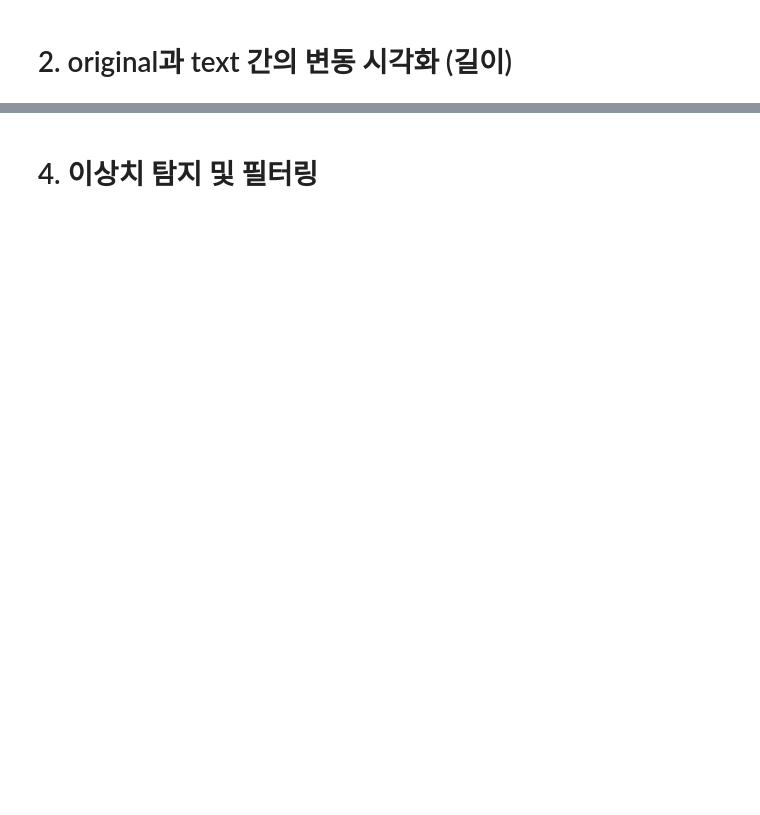
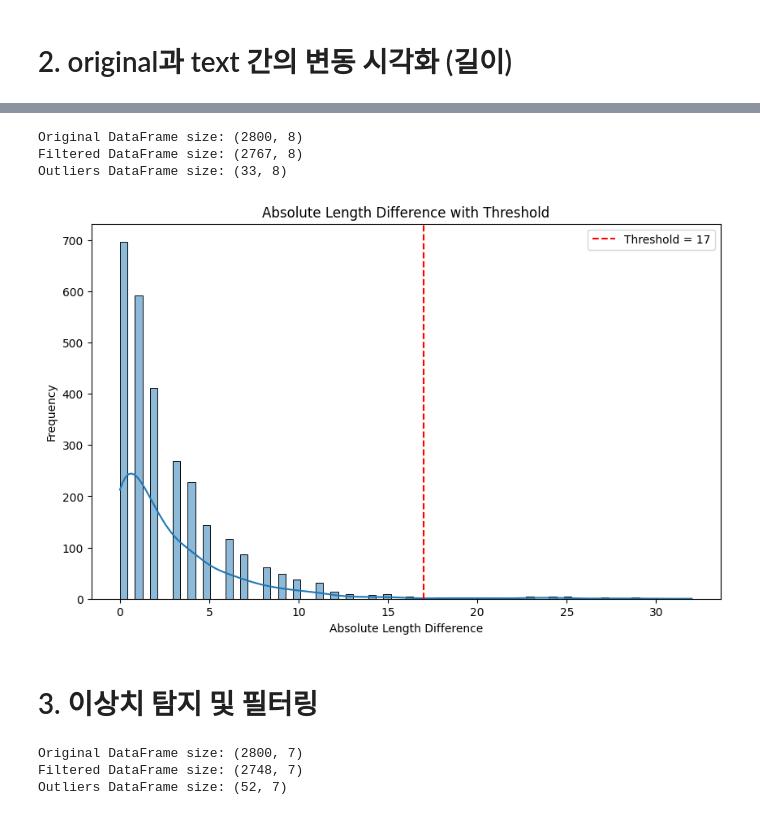
Before and after one commit to boostcampaitech7/level2-nlp-datacentric-nlp-01, a Jupyter notebook: src/EDA/default_viz_data.ipynb, the cells around one changed output, grey strips where cells are left out. Cells and saved outputs as stored; diff of their text form; code cells hidden in the pictures; blank space fills up the shorter version.

```diff
--- a/src/EDA/default_viz_data.ipynb
+++ b/src/EDA/default_viz_data.ipynb
@@ -58,0 +43,8 @@ plt.show()
+# %%
+import pandas as pd
+
+# 원본 데이터프레임의 text_length 열 복사
+original_text_length = cleaned_df['text_length']
+
+# 절대값 차이 계산
+cleaned_df['abs_length_diff'] = (cleaned_df['original_length'] - cleaned_df['text_length']).abs()
@@ -59,6 +60,52 @@ plt.show()
+# %%
+import pandas as pd
+import matplotlib.pyplot as plt
+import seaborn as sns
+
+# 원본 데이터프레임 사용 (cleaned_df가 이미 존재한다고 가정)
+
+# 절대값 차이 계산
+cleaned_df['abs_length_diff'] = (cleaned_df['original_length'] - cleaned_df['text_length']).abs()
+
+# 길이 차이가 20 이상인 경우를 이상치로 간주
+threshold = 17
+
+# 이상치 필터링
+filtered_df = cleaned_df[cleaned_df['abs_length_diff'] < threshold]
+
+# 이상치 데이터 추출
+outliers_df = cleaned_df[cleaned_df['abs_length_diff'] >= threshold]
+
+# 이상치 데이터를 CSV 파일로 저장
+outliers_df.to_csv("outliers.csv", index=False)
+
+# filtered 도 저장
+filtered_df.to_csv("filtered_data.csv", index = False)
+
+# 결과 출력
+print(f"Original DataFrame size: {cleaned_df.shape}")
+print(f"Filtered DataFrame size: {filtered_df.shape}")
+print(f"Outliers DataFrame size: {outliers_df.shape}")
+
+# 데이터 시각화
+plt.figure(figsize=(10, 6))
+sns.histplot(data=cleaned_df, x='abs_length_diff', kde=True)
+plt.axvline(x=threshold, color='r', linestyle='--', label=f'Threshold = {threshold}')
+plt.title('Absolute Length Difference with Threshold')
+plt.xlabel('Absolute Length Difference')
+plt.ylabel('Frequency')
+plt.legend()
+plt.show()
+# %% [output]
+Original DataFrame size: (2800, 8)
+Filtered DataFrame size: (2767, 8)
+Outliers DataFrame size: (33, 8)
+[figure, added]
 # %% [markdown]
-# 4. 이상치 탐지 및 필터링
+# 3. 이상치 탐지 및 필터링
 # %%
+import pandas as pd
+
 # IQR을 사용한 이상치 탐지
 Q1 = cleaned_df['text_length'].quantile(0.25)
 Q3 = cleaned_df['text_length'].quantile(0.75)
@@ -71,5 +118,16 @@ upper_bound = Q3 + 1.5 * IQR
 # 이상치 필터링
 filtered_df = cleaned_df[(cleaned_df['text_length'] >= lower_bound) & (cleaned_df['text_length'] <= upper_bound)]
 
+# 이상치 데이터 추출
+outliers_df = cleaned_df[(cleaned_df['text_length'] < lower_bound) | (cleaned_df['text_length'] > upper_bound)]
+
+# 이상치 데이터를 CSV 파일로 저장
+outliers_df.to_csv("outliers.csv", index=False)
+
 print(f"Original DataFrame size: {cleaned_df.shape}")
 print(f"Filtered DataFrame size: {filtered_df.shape}")
+print(f"Outliers DataFrame size: {outliers_df.shape}")
+# %% [output]
+Original DataFrame size: (2800, 7)
+Filtered DataFrame size: (2748, 7)
+Outliers DataFrame size: (52, 7)
```
Also changed, not shown: parts of 7 cells of this notebook, 3 other files.
